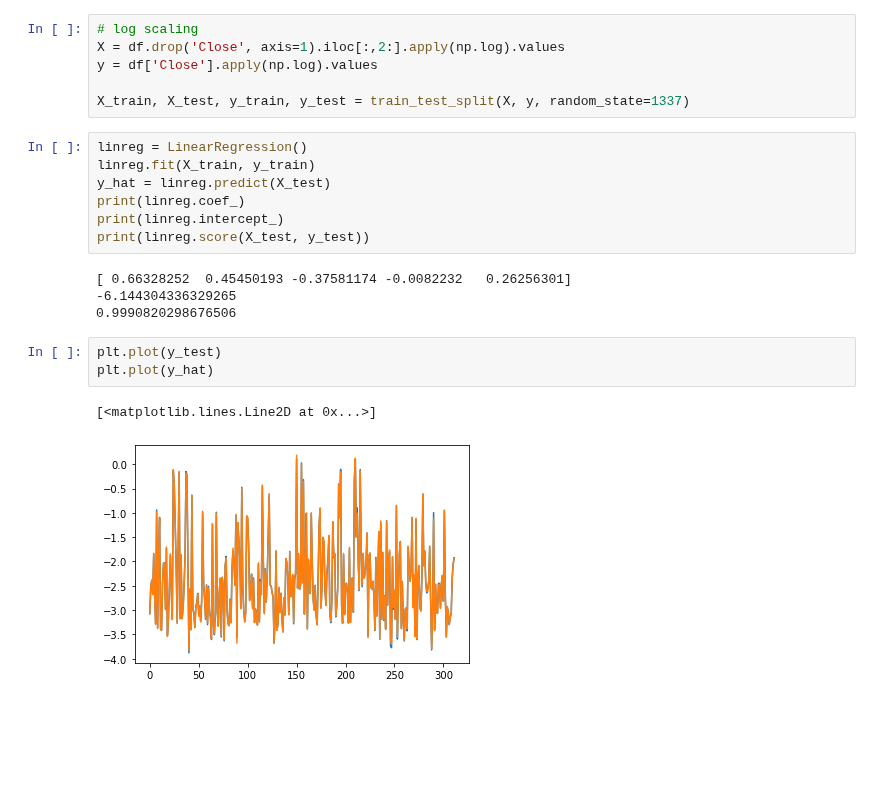
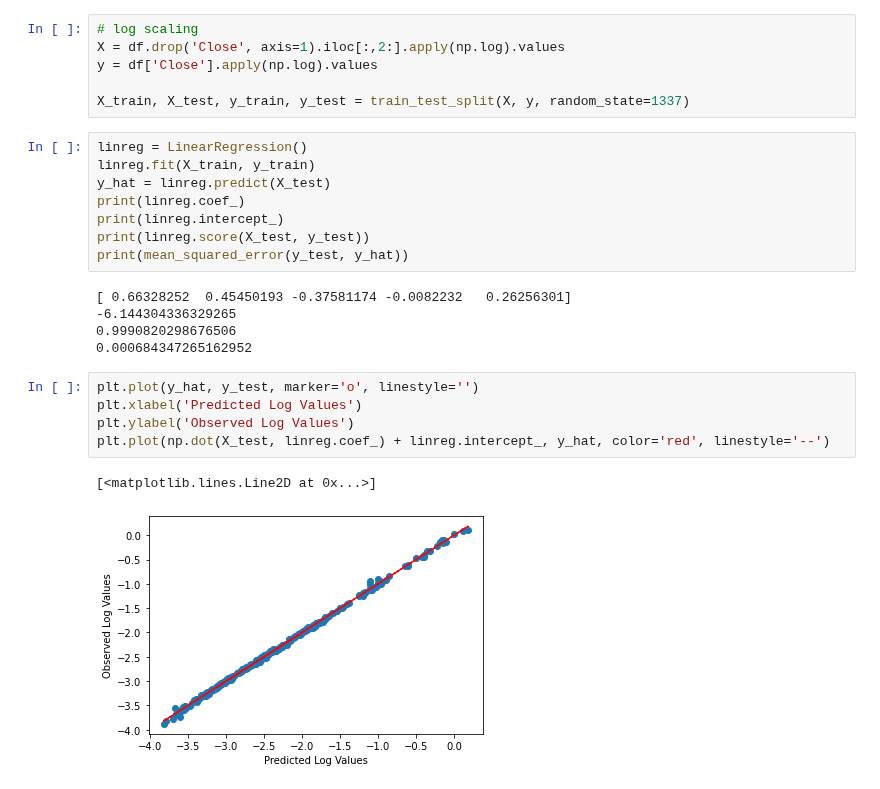
Before and after one commit to DSEI21000-S21/project-altcoinpriceprediction, a Jupyter notebook: mwander/cointesting.ipynb, the cells around one changed output. Saved outputs shown, nothing was run; the diff lists cells and outputs as text; blank space fills up the shorter version.

```diff
--- a/mwander/cointesting.ipynb
+++ b/mwander/cointesting.ipynb
@@ -169,14 +170,18 @@ y_hat = linreg.predict(X_test)
 print(linreg.coef_)
 print(linreg.intercept_)
 print(linreg.score(X_test, y_test))
+print(mean_squared_error(y_test, y_hat))
 # %% [output]
 [ 0.66328252  0.45450193 -0.37581174 -0.0082232   0.26256301]
 -6.144304336329265
 0.9990820298676506
+0.000684347265162952
-# %%
-plt.plot(y_test)
-plt.plot(y_hat)
-# %% [output]
-[<matplotlib.lines.Line2D at 0x...>]
-[figure, removed]
+# %%
+plt.plot(y_hat, y_test, marker='o', linestyle='')
+plt.xlabel('Predicted Log Values')
+plt.ylabel('Observed Log Values')
+plt.plot(np.dot(X_test, linreg.coef_) + linreg.intercept_, y_hat, color='red', linestyle='--')
+# %% [output]
+[<matplotlib.lines.Line2D at 0x...>]
+[figure, added]
 # %%
```
Also changed, not shown: parts of 11 cells of this notebook, 2 other files.
